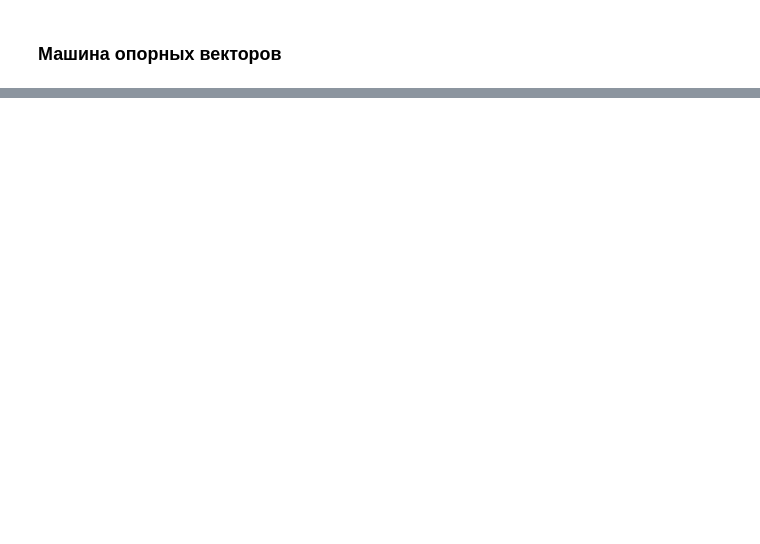
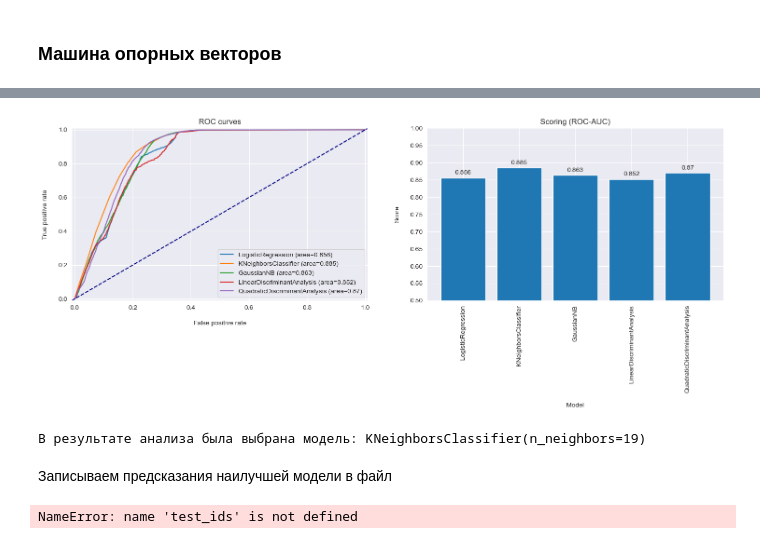
Before and after one commit to Nitrolacs/data_analysis_2_lab, a Jupyter notebook: notebooks/lab_2.ipynb, the cells around one changed output, grey strips where cells are left out. Cells and saved outputs as stored; diff of their text form; code cells hidden in the pictures; blank space fills up the shorter version.

```diff
--- a/notebooks/lab_2.ipynb
+++ b/notebooks/lab_2.ipynb
@@ -206,10 +182,10 @@ print(selected_features_RFE)
 Встроенные методы - это методы отбора признаков, которые включены в процесс обучения модели машинного обучения. Они основаны на оценке значимости каждого признака в процессе обучения модели и выборе наиболее значимых признаков.
 В этом коде используется метод SelectKBest из библиотеки Scikit-learn для выбора лучших признаков из набора данных. Переменная selector создает объект SelectKBest с параметрами chi2 и k=number_best_features. Параметр chi2 указывает на метод, который будет использоваться для оценки значимости признаков. Параметр k указывает количество лучших признаков, которые будут выбраны. Метод fit_transform() применяется к объекту selector и используется для обучения модели на данных x и y. Метод get_feature_names_out() возвращает список лучших признаков.
 # %%
-selector = SelectKBest(chi2, k=number_best_features)
+"""selector = SelectKBest(chi2, k=number_best_features)
 selector.fit_transform(x, y)
 selected_features_chi2 = selector.get_feature_names_out()
-print(selected_features_chi2)
+print(selected_features_chi2)"""
 # %% [output]
 ['Age' 'Previously_Insured' 'Policy_Sales_Channel' 'Vehicle_Age'
  'Vehicle_Damage']
@@ -249,8 +225,8 @@ ROC-AUC: 0.8636158
 # %% [markdown]
 ## Удаление незначимых признаков
 # %%
-dataframe_train = dataframe_train.loc[:, np.append(list_of_best_features, result_column)]  # loc используется для выборки строк и столбцов
-dataframe_test = dataframe_test.loc[:, list_of_best_features]
+dataframe_train = dataframe_train[list_of_best_features + result_column]  # loc используется для выборки строк и столбцов
+dataframe_test = dataframe_test[list_of_best_features]
 
 dataframe_all = list_of_best_features
 
@@ -357,7 +332,7 @@ ROC-AUC: 0.885498
 ### Наивный байесовский классификатор
 Наивный байесовский классификатор - это алгоритм классификации, основанный на теореме Байеса.
 # %%
-params = {'var_smoothing': [1e-9, 1e-5, 1e-2, 0.1, 1]}
+params =dict()
 gnb = create_train_model(GaussianNB(), params)
 # %% [output]
 Создание и обучение модели...
@@ -388,0 +366,7 @@ params = {'max_iter': range(1, 10)}
+# %%
+models = (lg, knc, gnb, lda, qda)
+names = scoring = probs = tuple()
+for model in models:
+    names += (model.best_estimator_.__class__.__name__,)
+    scoring += (round(model.score(x_test, y_test), 3),)
+    probs += (model.predict_proba(x_test)[:, 1],)
@@ -388,0 +380,30 @@ params = {'max_iter': range(1, 10)}
+# %%
+fig, axes = plt.subplots(1, 2)
+fig.set_figwidth(18)
+plot_roc_curves(axes[0], probs, names, y_test, axes)
+plot_bar_graph(axes[1], names, scoring)
+plt.show()
+# %% [output]
+[figure, added]
+# %%
+best_model = models[scoring.index(max(scoring))]
+print("В результате анализа была выбрана модель: " + str(best_model.best_estimator_))
+# %% [output]
+В результате анализа была выбрана модель: KNeighborsClassifier(n_neighbors=19)
+# %% [markdown]
+Записываем предсказания наилучшей модели в файл
+# %%
+with open("../data/submission.csv", "w", encoding="utf-8") as csv:
+    writer = DictWriter(
+        csv, delimiter=",", lineterminator="\r",
+        fieldnames=["PassengerId", "Survived"]
+    )
+    writer.writeheader()
+
+    dataframe_test = dataframe_test.loc[:, list_of_best_features]
+    prediction = best_model.predict(dataframe_test)
+
+    for i, predict in enumerate(prediction):
+        writer.writerow({"PassengerId": test_ids[i], "Survived": predict})
+# %% [output]
+NameError: name 'test_ids' is not defined
```
Also changed, not shown: parts of 17 cells of this notebook, 2 other files.
